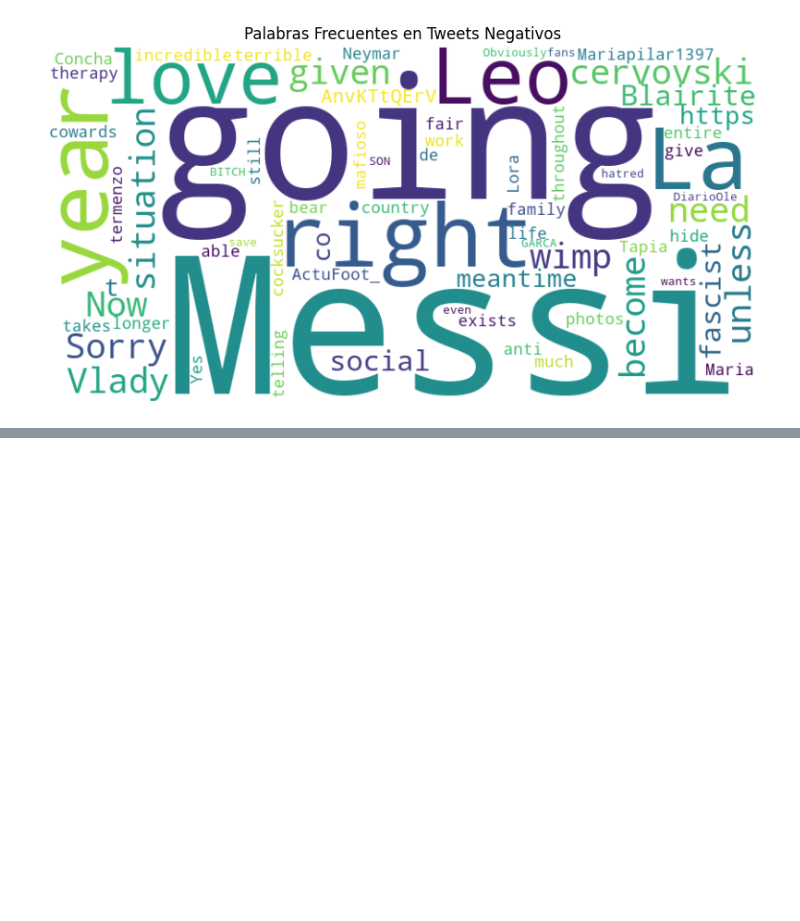
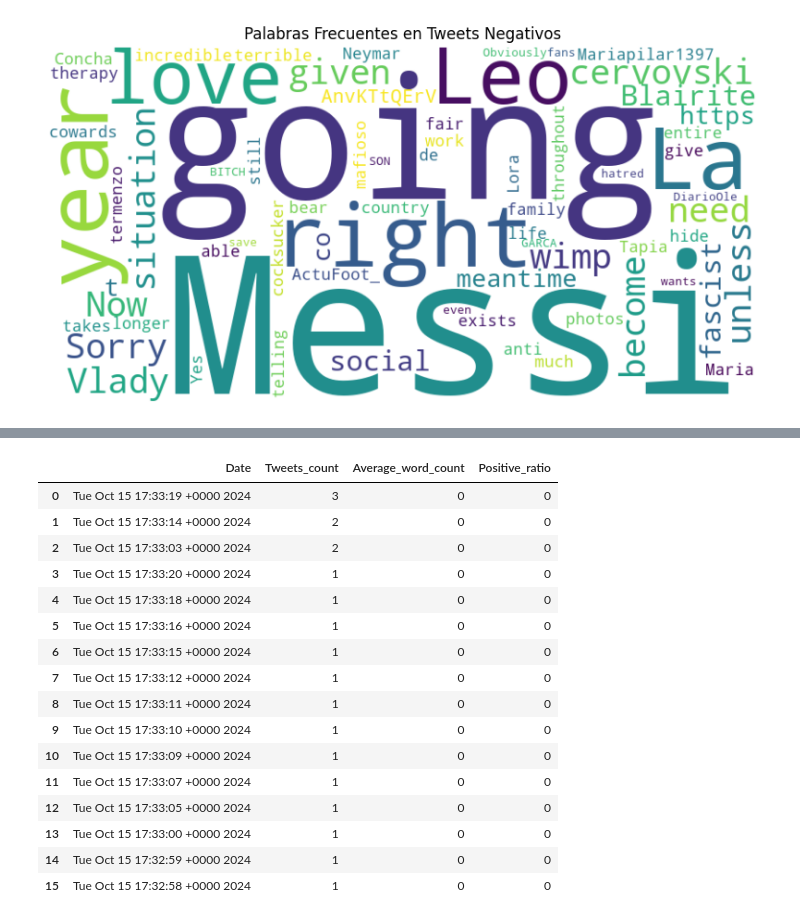
Before and after one commit to Uplyuz/PolarWeb, a Jupyter notebook: pruebas.ipynb, the cells around one changed output, grey strips where cells are left out. Saved outputs shown, nothing was run; the diff lists cells and outputs as text; code cells hidden in the pictures; blank space fills up the shorter version.

```diff
--- a/pruebas.ipynb
+++ b/pruebas.ipynb
@@ -37,0 +119,26 @@ plt.show()
+# %%
+def obtain_summary(df):
+    frecuency_dates = df['Date'].value_counts()
+    df_results = pd.DataFrame(frecuency_dates).reset_index()
+    df_results.columns = ['Date', 'Tweets_count']
+    df_results['Average_word_count'] = 0  # Inicializamos
+    df_results['Positive_ratio'] = 0      # Inicializamos
+
+    for i, date in enumerate(df_results['Date']):
+        filtered_tweets = df[df['Date'] == date]
+        if 'Words_count' not in filtered_tweets.columns:
+            print(f"Error: 'Words_count' column is missing for date {date}!")
+            continue
+
+        total_words = filtered_tweets['Words_count'].sum()
+        count_tweets = filtered_tweets['Words_count'].count()
+        df_results.at[i, 'Average_word_count'] = total_words / count_tweets if count_tweets > 0 else 0
+
+        total_positives = (filtered_tweets['Sentiment'] == 'Positive').sum()
+        count_tweets = filtered_tweets['Sentiment'].count()
+        df_results.at[i, 'Positive_ratio'] = total_positives / count_tweets if count_tweets > 0 else 0
+
+    return df_results
+# %%
+obtain_summary(df_clean_data)
+# %% [output]
@@ -37,0 +161,17 @@ plt.show()
+|  | Date | Tweets_count | Average_word_count | Positive_ratio |
+| 0 | Tue Oct 15 17:33:19 +0000 2024 | 3 | 0 | 0 |
+| 1 | Tue Oct 15 17:33:14 +0000 2024 | 2 | 0 | 0 |
+| 2 | Tue Oct 15 17:33:03 +0000 2024 | 2 | 0 | 0 |
+| 3 | Tue Oct 15 17:33:20 +0000 2024 | 1 | 0 | 0 |
+| 4 | Tue Oct 15 17:33:18 +0000 2024 | 1 | 0 | 0 |
+| 5 | Tue Oct 15 17:33:16 +0000 2024 | 1 | 0 | 0 |
+| 6 | Tue Oct 15 17:33:15 +0000 2024 | 1 | 0 | 0 |
+| 7 | Tue Oct 15 17:33:12 +0000 2024 | 1 | 0 | 0 |
+| 8 | Tue Oct 15 17:33:11 +0000 2024 | 1 | 0 | 0 |
+| 9 | Tue Oct 15 17:33:10 +0000 2024 | 1 | 0 | 0 |
+| 10 | Tue Oct 15 17:33:09 +0000 2024 | 1 | 0 | 0 |
+| 11 | Tue Oct 15 17:33:07 +0000 2024 | 1 | 0 | 0 |
+| 12 | Tue Oct 15 17:33:05 +0000 2024 | 1 | 0 | 0 |
+| 13 | Tue Oct 15 17:33:00 +0000 2024 | 1 | 0 | 0 |
+| 14 | Tue Oct 15 17:32:59 +0000 2024 | 1 | 0 | 0 |
+| 15 | Tue Oct 15 17:32:58 +0000 2024 | 1 | 0 | 0 |
```
Also changed, not shown: parts of 7 cells of this notebook, 1 other file.
